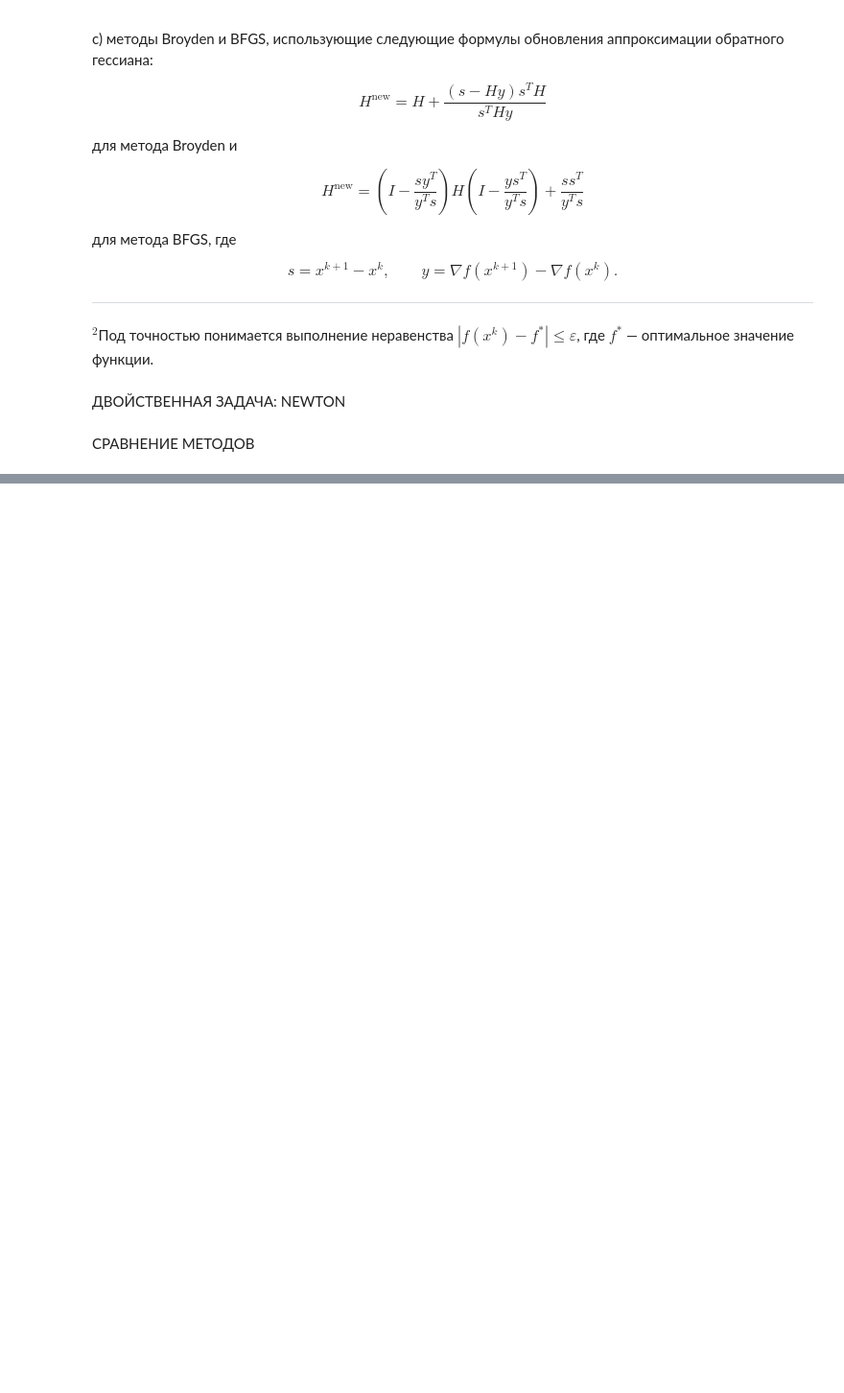
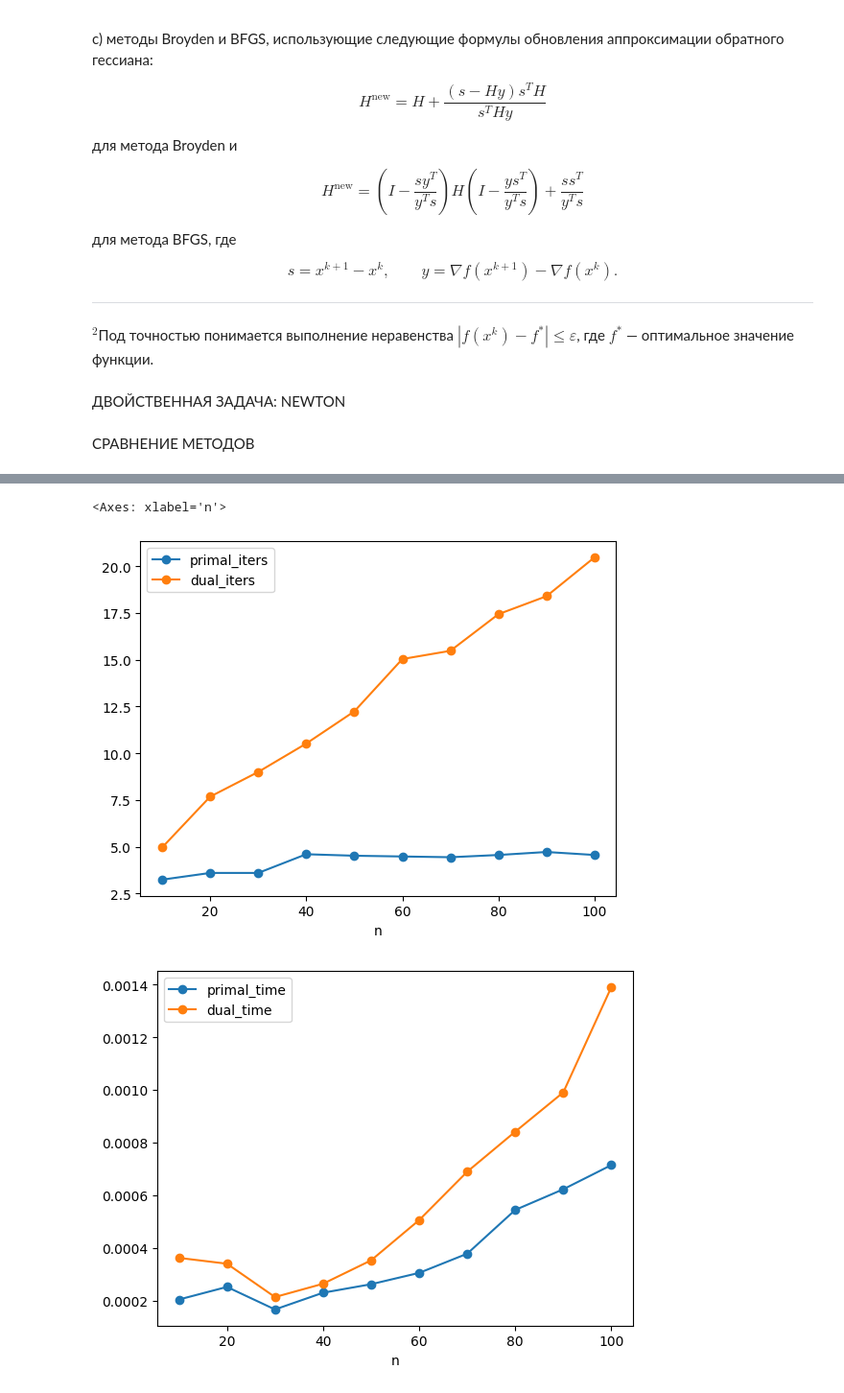
Before and after one commit to owmtgf/IAD_MAG_OptMethods, a Jupyter notebook: LAB3/main.ipynb, the cells around one changed output, grey strips where cells are left out. Shown at 96% size. Cells and saved outputs as stored; diff of their text form; code cells hidden in the pictures; blank space fills up the shorter version.

```diff
--- a/LAB3/main.ipynb
+++ b/LAB3/main.ipynb
@@ -189,16 +192,20 @@ def solve_dual(A, b):
     p = A.shape[0]
     nu = cp.Variable(p)
 
-    dual_expr = -b @ nu - cp.sum(cp.exp(-1 - A.T @ nu))
+    phi_expr = b @ nu + cp.sum(cp.exp(-1 - A.T @ nu))
 
-    prob = cp.Problem(cp.Maximize(dual_expr))
+    prob = cp.Problem(cp.Minimize(phi_expr))
     prob.solve(solver=cp.SCS, eps=1e-8, max_iters=10000)
 
     if nu.value is None:
         raise RuntimeError("Dual solve failed")
 
     nu_star = nu.value
-    q_star = dual_expr.value
 
-    return nu_star, q_star
+    # минимум -q
+    phi_star = prob.value
+    # максимум q
+    q_star = -phi_star
+
+    return nu_star, q_star, phi_star
 # %%
@@ -514,14 +466,14 @@ def run_experiments(problems):
         for start_id, x0 in enumerate(problem['starts']):
 
             # старт для двойственной
-            nu0 = np.zeros(p)
+            nu0 = problem['dual_starts'][start_id]
 
-            # ---- PRIMAL ----
+            # PRIMAL
             t0 = time.time()
             x_sol, hist_p, it_p = newton_primal(problem, x0)
             time_p = time.time() - t0
 
-            # ---- DUAL ----
+            # DUAL
             t0 = time.time()
             nu_sol, hist_d, it_d = newton_dual(problem, nu0)
             time_d = time.time() - t0
@@ -537,12 +489,15 @@ def run_experiments(problems):
                 'primal_time': time_p,
                 'dual_time': time_d,
 
-                'primal_final_error': abs(hist_p[-1] - problem['f_star']),
-                'dual_final_error': abs(hist_d[-1] - problem['q_star'])
+                'primal_final_error': hist_p[-1]["error"],
+                'dual_final_error': hist_d[-1]["error"],
+
+                'primal_success': hist_p[-1]["error"] <= EPS,
+                'dual_success': hist_d[-1]["error"] <= EPS,
             })
 
             print(f"n={problem['n']} | start={start_id} | "
-                  f"primal it={it_p}, dual it={it_d}")
+                  f"primal it={it_p}, dual it={it_d} | primal time={time_p}, dual_time={time_d}")
 
     return results
 # %%
@@ -567,0 +523,15 @@ n=100 | start=4 | primal it=0, dual it=3
+# %%
+df = pd.DataFrame(results)
+
+summary = df.groupby("n").agg({
+    "primal_iters": "mean",
+    "dual_iters": "mean",
+    "primal_time": "mean",
+    "dual_time": "mean",
+    "primal_final_error": "mean",
+    "dual_final_error": "mean",
+    "primal_success": "mean",
+    "dual_success": "mean"
+}).reset_index()
+
+summary
@@ -567,0 +550,7 @@ n=100 | start=4 | primal it=0, dual it=3
+# %%
+summary.plot(x="n", y=["primal_iters", "dual_iters"], marker="o")
+summary.plot(x="n", y=["primal_time", "dual_time"], marker="o")
+# %% [output]
+<Axes: xlabel='n'>
+[figure, added]
+[figure, added]
```
Also changed, not shown: parts of 10 cells of this notebook.
